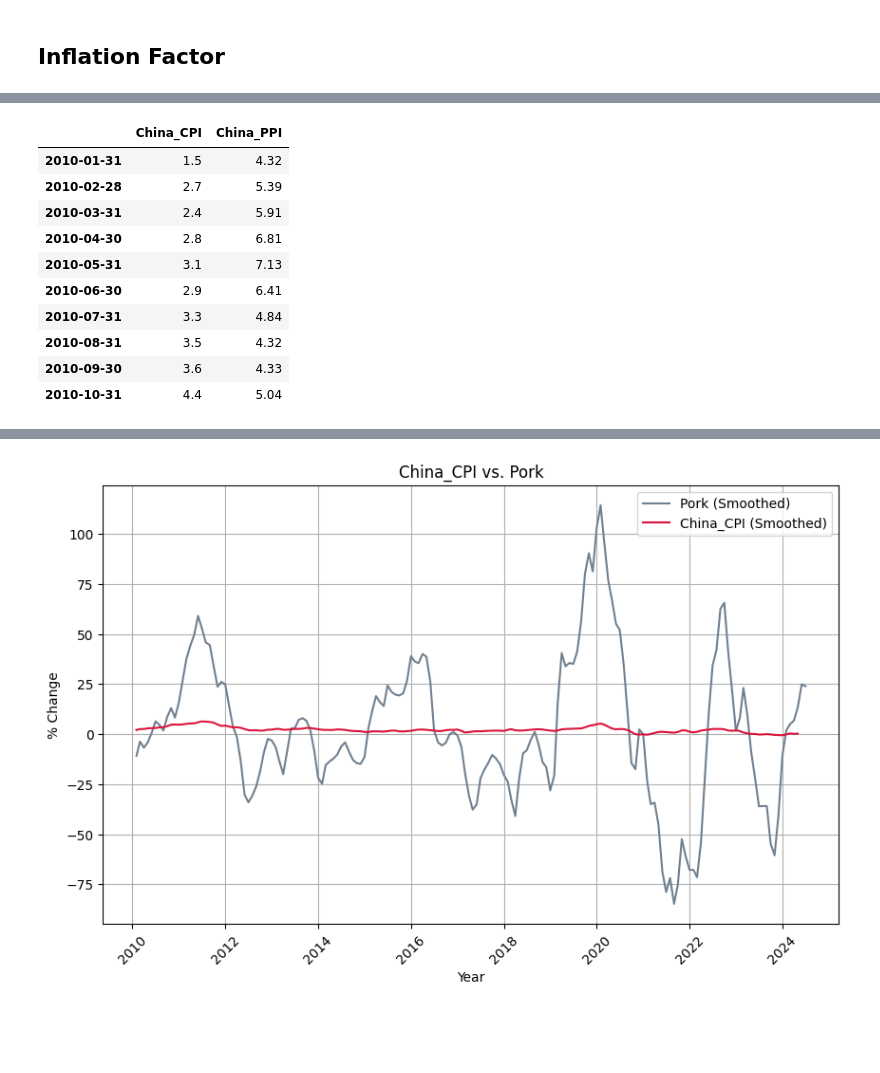
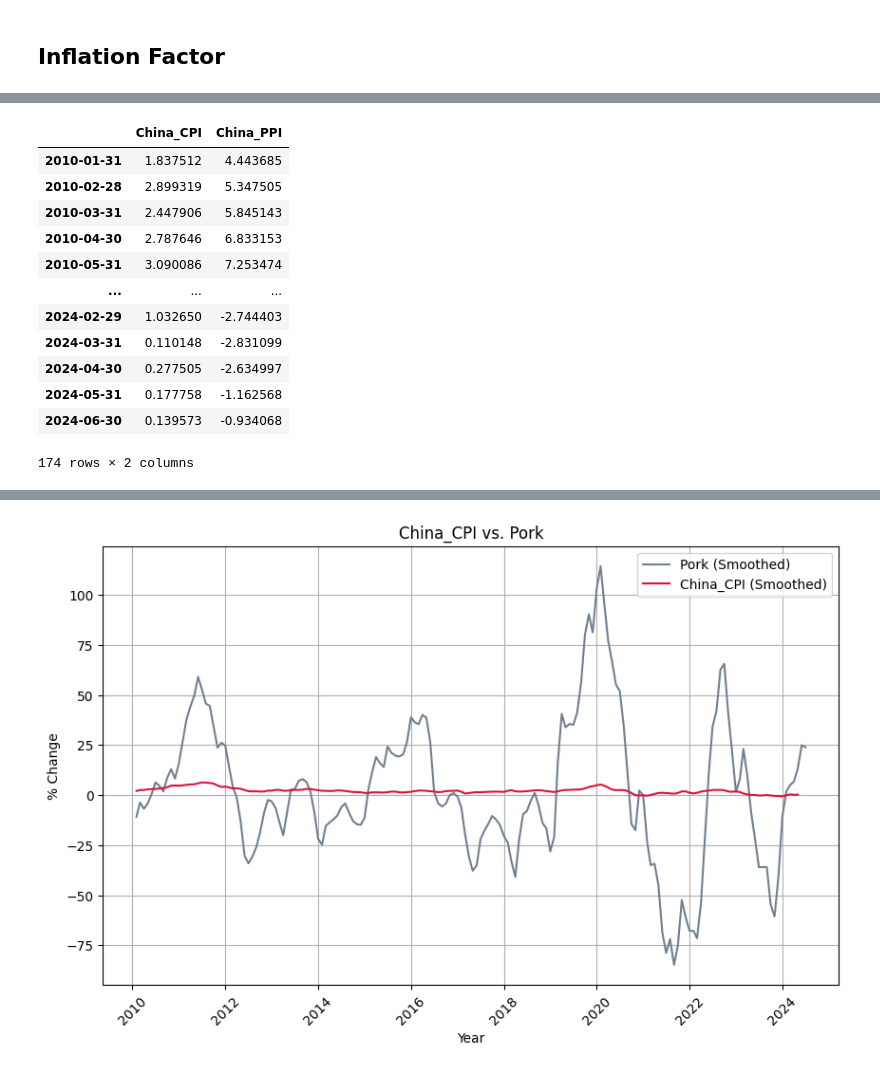
Before and after one commit to miaxiaozl/forex-project, a Jupyter notebook: notebooks/01_data_collection.ipynb, the cells around one changed output, grey strips where cells are left out. Saved outputs shown, nothing was run; the diff lists cells and outputs as text; code cells hidden in the pictures; blank space fills up the shorter version.

```diff
--- a/notebooks/01_data_collection.ipynb
+++ b/notebooks/01_data_collection.ipynb
@@ -29,7 +29,7 @@ IN NO CIRCUMSTANCE SHALL WIND BE RESPONSIBLE FOR ANY DAMAGES OR LOSSES CAUSED BY
 # %%
 start_date = "2009-01-01" # actually from 2010, extract data for preprocessing
 end_date = "2024-06-30"
-pd.set_option('display.max_rows', 10)
+pd.set_option('display.max_rows', 20)
 # %%
 # takes a dict of indicators and their corresponding ticker in Wind to
 # create a DataFrame containing the data extracted from Wind API
@@ -548,5 +548,7 @@ china_inflation_inds = {
 }
 # %%
 china_infl_targs = extract_inds(china_inflation_targets, "2010-01-01")
-china_infl_targs.head(10)
+# china_infl_targs = lag_data(china_infl_targs)
+china_infl_targs = apply_x11(china_infl_targs, china_infl_targs.columns)
+china_infl_targs
 # %% [output]
@@ -553,14 +556,16 @@ china_infl_targs.head(10)
 |  | China_CPI | China_PPI |
-| 2010-01-31 | 1.5 | 4.32 |
-| 2010-02-28 | 2.7 | 5.39 |
-| 2010-03-31 | 2.4 | 5.91 |
-| 2010-04-30 | 2.8 | 6.81 |
-| 2010-05-31 | 3.1 | 7.13 |
-| 2010-06-30 | 2.9 | 6.41 |
-| 2010-07-31 | 3.3 | 4.84 |
-| 2010-08-31 | 3.5 | 4.32 |
-| 2010-09-30 | 3.6 | 4.33 |
-| 2010-10-31 | 4.4 | 5.04 |
+| 2010-01-31 | 1.837512 | 4.443685 |
+| 2010-02-28 | 2.899319 | 5.347505 |
+| 2010-03-31 | 2.447906 | 5.845143 |
+| 2010-04-30 | 2.787646 | 6.833153 |
+| 2010-05-31 | 3.090086 | 7.253474 |
+| ... | ... | ... |
+| 2024-02-29 | 1.032650 | -2.744403 |
+| 2024-03-31 | 0.110148 | -2.831099 |
+| 2024-04-30 | 0.277505 | -2.634997 |
+| 2024-05-31 | 0.177758 | -1.162568 |
+| 2024-06-30 | 0.139573 | -0.934068 |
+174 rows × 2 columns
 # %%
 china_infl_df = extract_inds_irr(china_inflation_inds)
 # china_infl_df = lag_data(china_infl_df) # lag data by 1 period
```
Also changed, not shown: parts of 24 cells of this notebook.
